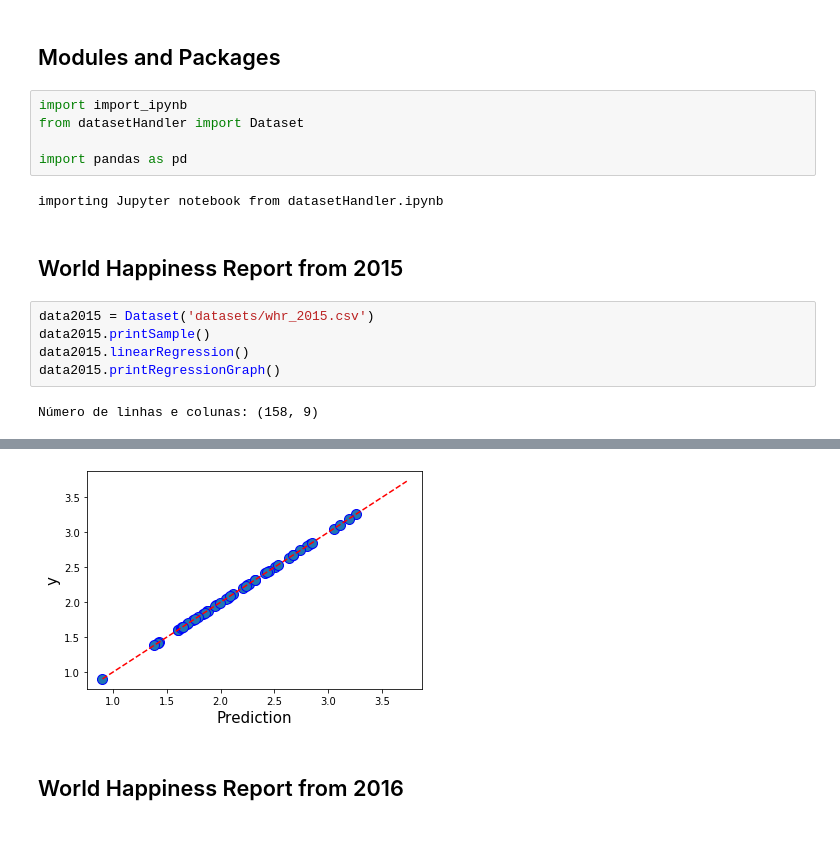
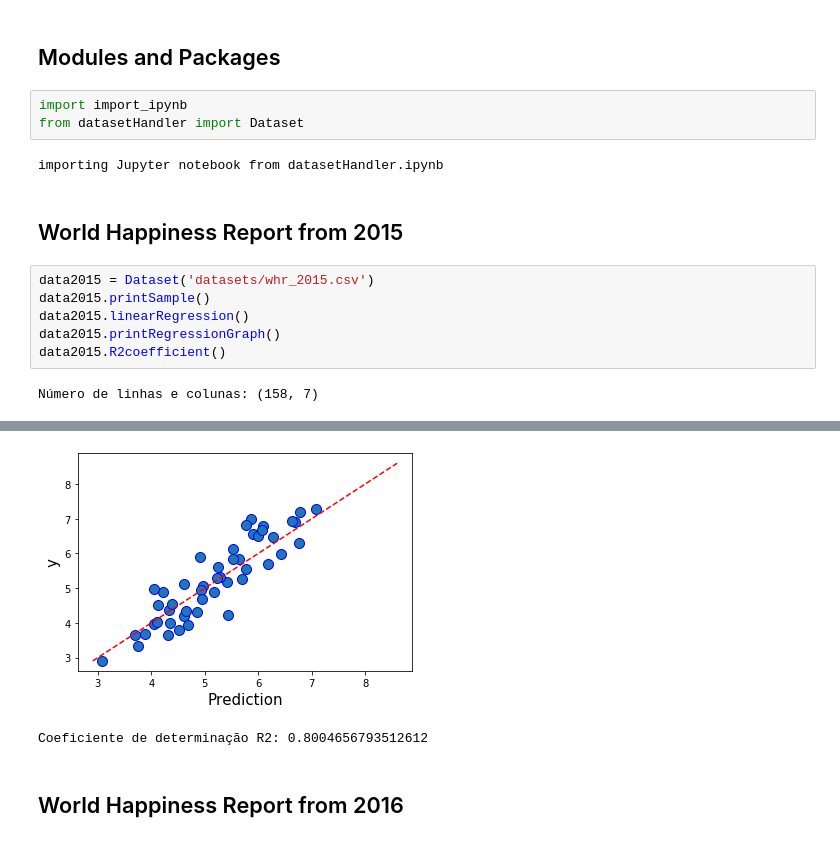
Before and after one commit to WebisD/DatasetAnalysisProject, a Jupyter notebook: main.ipynb, the cells around one changed output, grey strips where cells are left out. Drawn from its saved outputs; the diff is of its cells as text.

```diff
--- a/main.ipynb
+++ b/main.ipynb
@@ -5,8 +5,6 @@
 # %%
 import import_ipynb
 from datasetHandler import Dataset
-
-import pandas as pd
 # %% [output]
 importing Jupyter notebook from datasetHandler.ipynb
 # %% [markdown]
@@ -16,5 +14,6 @@ data2015 = Dataset('datasets/whr_2015.csv')
 data2015.printSample()
 data2015.linearRegression()
 data2015.printRegressionGraph()
+data2015.R2coefficient()
 # %% [output]
-Número de linhas e colunas: (158, 9)
+Número de linhas e colunas: (158, 7)
@@ -32,4 +31,5 @@ Número de linhas e colunas: (158, 9)
-[figure, old version]
+[figure, new version]
+Coeficiente de determinação R2: 0.8004656793512612
 # %% [markdown]
 ## World Happiness Report from 2016
 # %%
```
Also changed, not shown: parts of 5 cells of this notebook, 2 other files.
